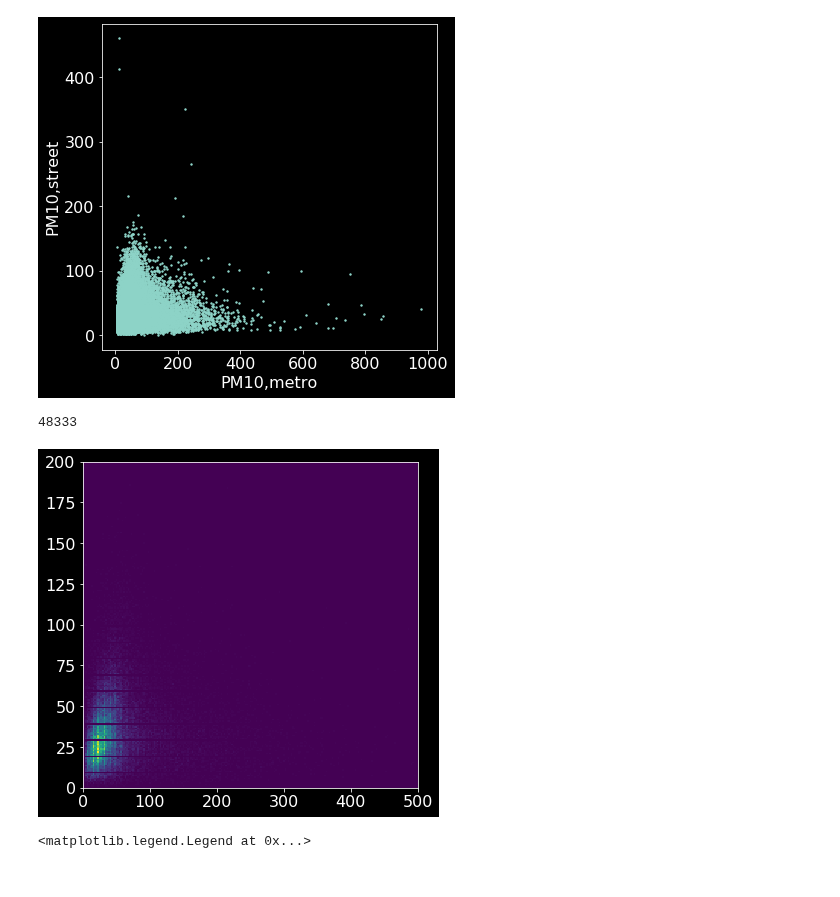
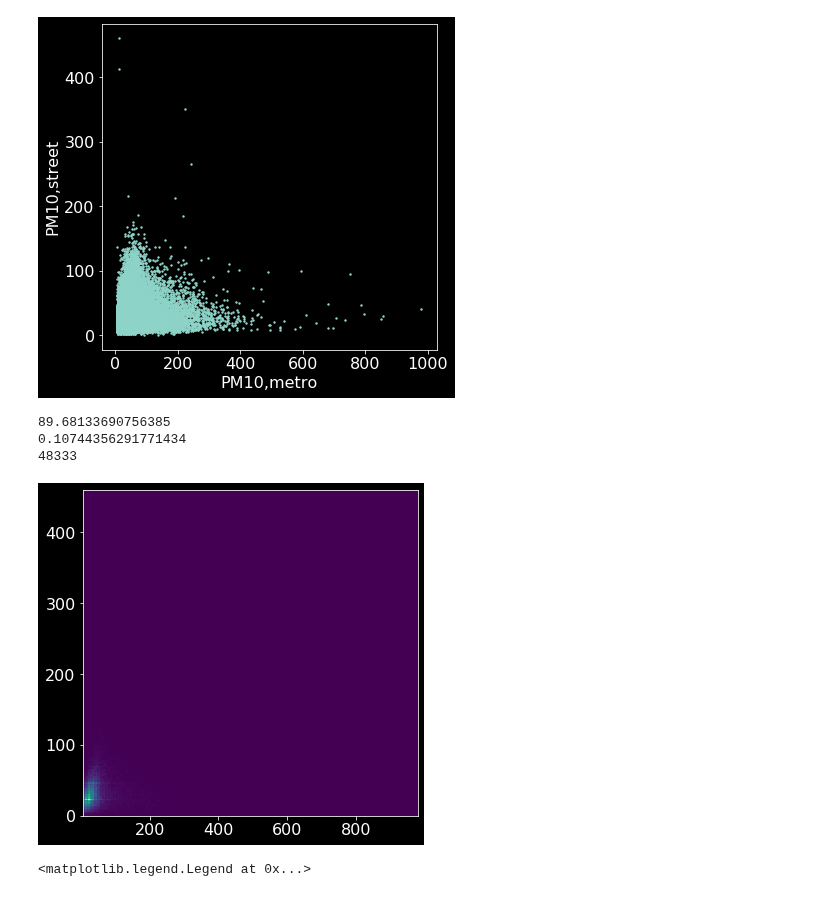
Before and after one commit to aety/insight, a Jupyter notebook: RATP/air/pickleToData_metroVsStreet.ipynb, the cells around one changed output. Saved outputs shown, nothing was run; the diff lists cells and outputs as text; code cells hidden in the pictures.

Commit message:
added correlation coefficient and covariance

```diff
--- a/RATP/air/pickleToData_metroVsStreet.ipynb
+++ b/RATP/air/pickleToData_metroVsStreet.ipynb
@@ -35,14 +35,24 @@ plt.ylabel('PM10,street')
 Text(0, 0.5, 'PM10,street')
 [figure]
 # %%
+# drop nan's from merged array
+df_merge = df_merge.dropna() # drop nan's (any rows with at least 1 NaN)
+
+# covariance / correlation
+val = df_merge.y_x.cov(df_merge.y_y)
+print(val)
+val = df_merge.y_x.corr(df_merge.y_y)
+print(val)
+
 # 2D histogram
-df_merge = df_merge.dropna() # drop nan's (any rows with at least 1 NaN)
 print(len(df_merge))
 plt.figure(figsize=(6, 6))
-hist2dArr = plt.hist2d(df_merge['y_x'], df_merge['y_y'], bins=220, range=[[0, 500], [0, 200]]) # sqrt(48333)
+hist2dArr = plt.hist2d(df_merge['y_x'], df_merge['y_y'], bins=220)  # sqrt(48333)
 # %% [output]
+89.68133690756385
+0.10744356291771434
 48333
-[figure, old version]
+[figure, new version]
 # %%
 import matplotlib.pyplot as plt
 pd.plotting.register_matplotlib_converters() # this resolves some issues with data type
```
